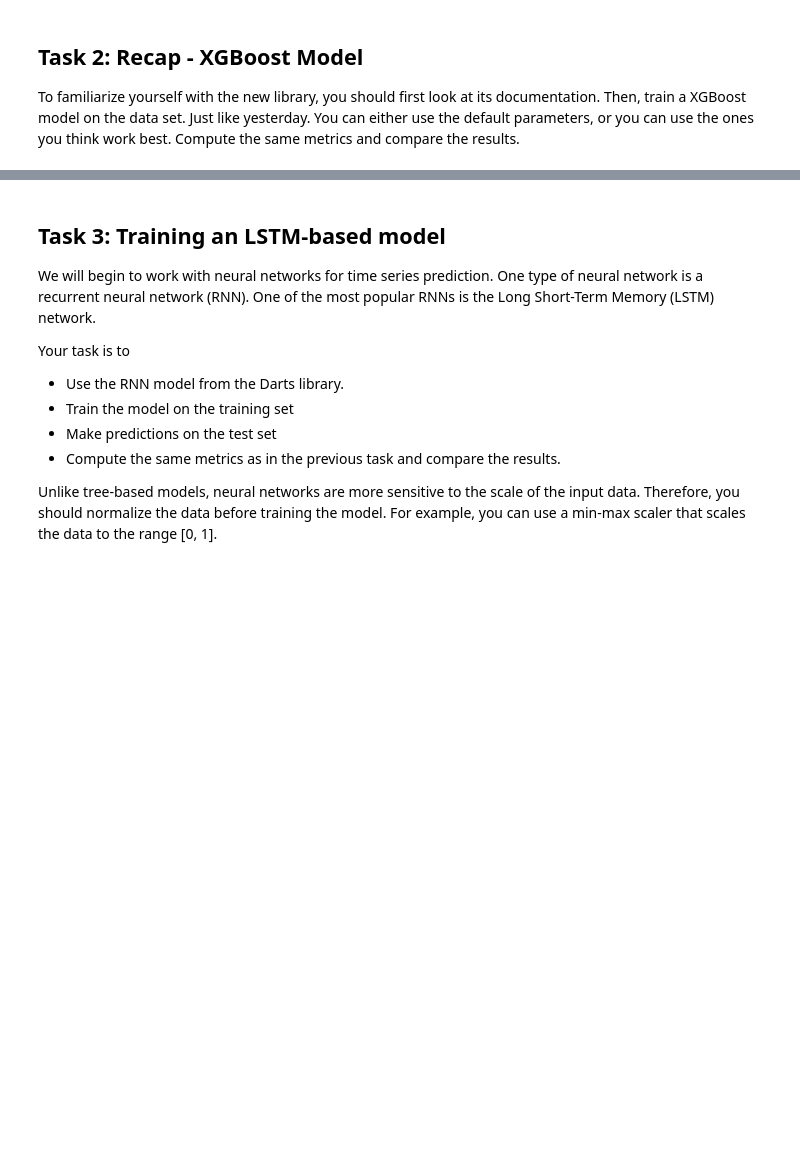
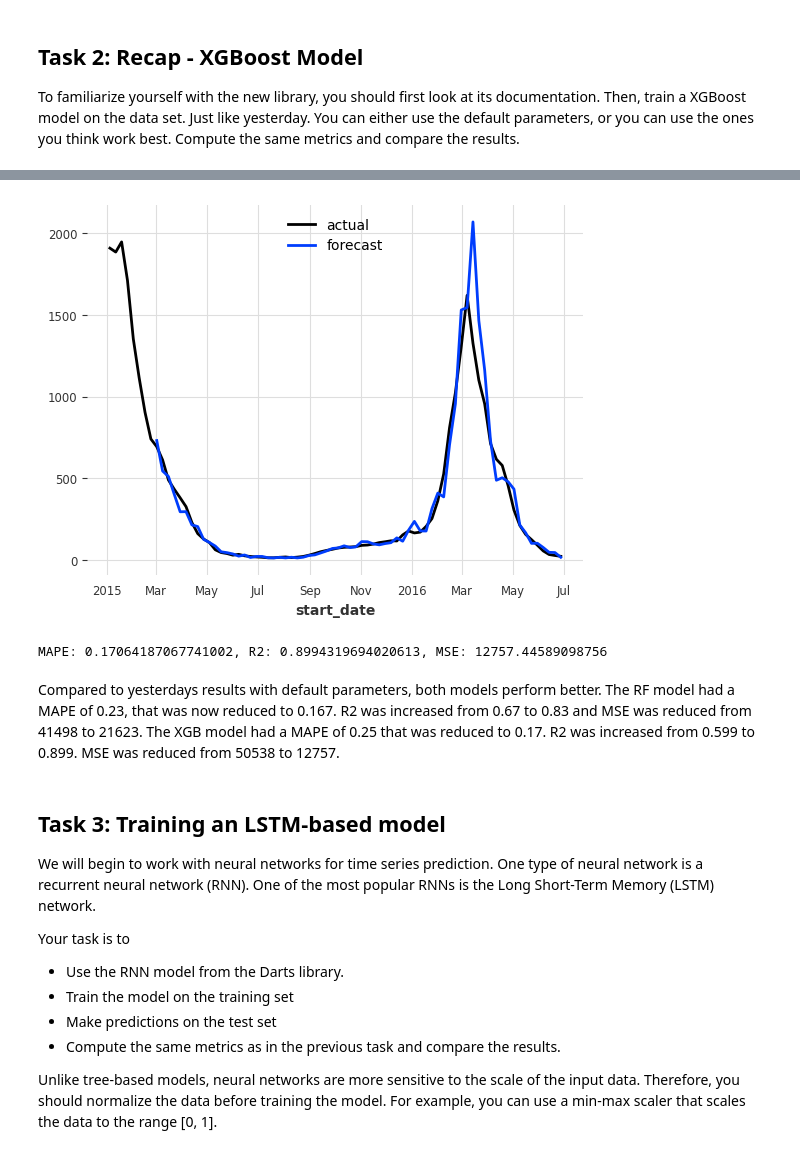
Before and after one commit to JulianMeigen/ML-handson, a Jupyter notebook: notebooks/3.0 SNJMMH-Day3.ipynb, the cells around one changed output, grey strips where cells are left out. Saved outputs shown, nothing was run; the diff lists cells and outputs as text; code cells hidden in the pictures; blank space fills up the shorter version.

```diff
--- a/notebooks/3.0 SNJMMH-Day3.ipynb
+++ b/notebooks/3.0 SNJMMH-Day3.ipynb
@@ -22,3 +74,27 @@ from darts.models import RandomForest
+# %%
+# now with XGBoost default parameters
+xgb_model = XGBModel(lags=8, output_chunk_length=2, random_state=42)
+xgb_model.fit(train_series)
+pred_xgb = xgb_model.historical_forecasts(test_series, retrain=False)
+# %%
+# visualize:
+test_series.plot(label='actual')
+pred_xgb.plot(label='forecast')
+plt.legend()
+plt.show()
+# %% [output]
+[figure, added]
+# %%
+# evaluate:
+MAPE = metrics.mean_absolute_percentage_error(test_series_skipped.values(), pred_xgb.values())
+R2 = metrics.r2_score(test_series_skipped.values(), pred_xgb.values())
+mse = metrics.mean_squared_error(test_series_skipped.values(), pred_xgb.values())
+print(f'MAPE: {MAPE}, R2: {R2}, MSE: {mse}')
+# %% [output]
+MAPE: 0.17064187067741002, R2: 0.8994319694020613, MSE: 12757.44589098756
+# %% [markdown]
+Compared to yesterdays results with default parameters, both models perform better. The RF model had a MAPE of 0.23, that was now reduced to 0.167. R2 was increased from 0.67 to 0.83 and MSE was reduced from 41498 to 21623.
+The XGB model had a MAPE of 0.25 that was reduced to 0.17. R2 was increased from 0.599 to 0.899. MSE was reduced from 50538 to 12757.
 # %% [markdown]
 ## Task 3: Training an LSTM-based model
 
```
Also changed, not shown: parts of 10 cells of this notebook.
